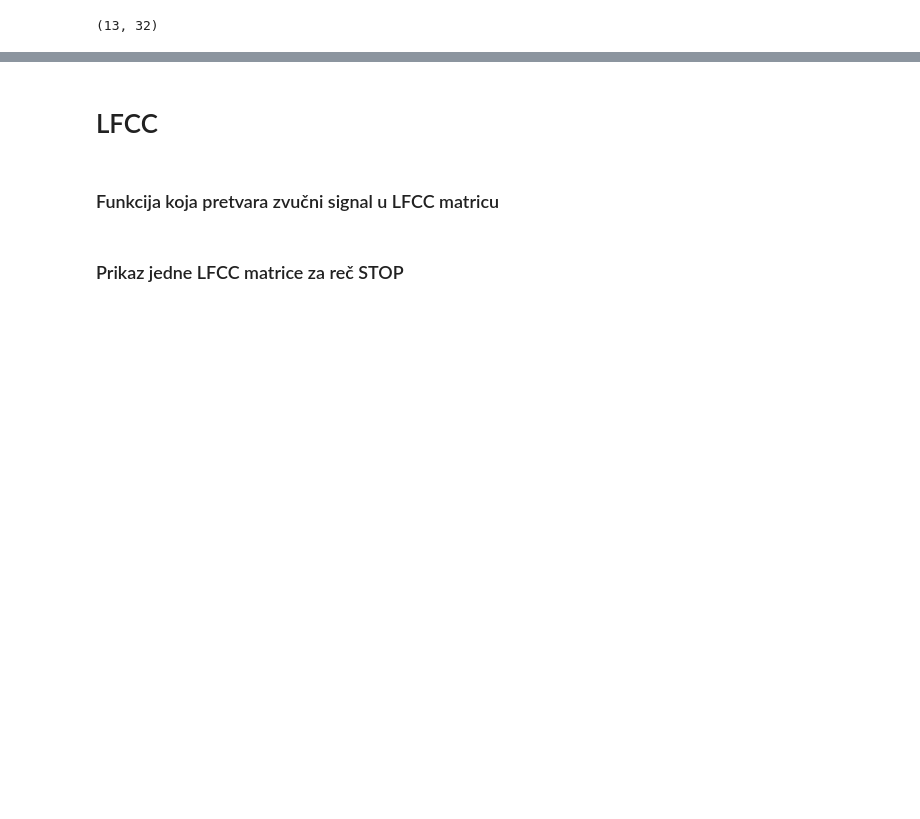
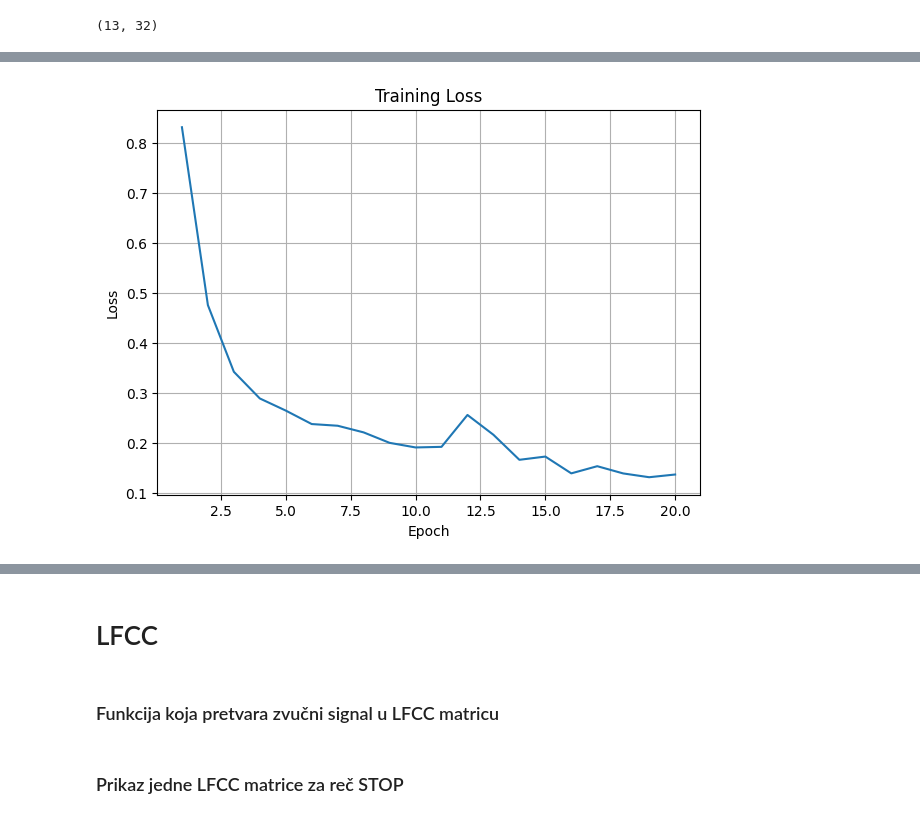
Before and after one commit to medenica02/wake-word-detection, a Jupyter notebook: main.ipynb, the cells around one changed output, grey strips where cells are left out. Drawn from its saved outputs; the diff is of its cells as text; code cells hidden in the pictures; blank space fills up the shorter version.

```diff
--- a/main.ipynb
+++ b/main.ipynb
@@ -173,0 +127,11 @@ y_test: (15439,)
+# %%
+X_train_tensor= torch.tensor(X_train, dtype=torch.float32).unsqueeze(1)
+X_test_tensor= torch.tensor(X_test,  dtype=torch.float32).unsqueeze(1)
+y_train_tensor= torch.tensor(y_train, dtype=torch.float32)
+y_test_tensor= torch.tensor(y_test,  dtype=torch.float32)
+
+train_dataset= TensorDataset(X_train_tensor, y_train_tensor)
+test_dataset= TensorDataset(X_test_tensor,  y_test_tensor)
+
+train_loader= DataLoader(train_dataset, batch_size=32, shuffle=True)
+test_loader= DataLoader(test_dataset,  batch_size=32, shuffle=False)
@@ -173,0 +176,26 @@ y_test: (15439,)
+# %%
+num_negative= (y_train == 0).sum()
+num_positive= (y_train == 1).sum()
+pos_weight= torch.tensor([num_negative / num_positive], dtype=torch.float32)
+
+mfcc_model= WakeWordCNN()
+criterion= nn.BCEWithLogitsLoss(pos_weight=pos_weight)
+optimizer= optim.Adam(mfcc_model.parameters(), lr=0.001)
+# %%
+num_epochs= 20
+train_losses= []
+for epoch in range(num_epochs):
+    mfcc_model.train()
+    running_loss= 0.0
+    for inputs, labels in train_loader:
+        labels= labels.unsqueeze(1)
+        optimizer.zero_grad()
+        outputs= mfcc_model(inputs)
+        loss= criterion(outputs, labels)
+        loss.backward()
+        optimizer.step()
+        running_loss += loss.item() #mozda zameniti ovo da se prikazuje samo epoch_loss, ali svejedno je
+
+    epoch_loss= running_loss / len(train_loader)
+    train_losses.append(epoch_loss)
+    print(f"MFCC Epoch [{epoch+1}/{num_epochs}] Loss: {running_loss:.4f}")
@@ -173,0 +254,10 @@ y_test: (15439,)
+# %%
+plt.figure(figsize=(7,5))
+plt.plot(range(1, num_epochs + 1), train_losses)
+plt.xlabel("Epoch")
+plt.ylabel("Loss")
+plt.title("Training Loss")
+plt.grid(True)
+plt.show()
+# %% [output]
+[figure, added]
```
Also changed, not shown: parts of 17 cells of this notebook, 6 other files.
